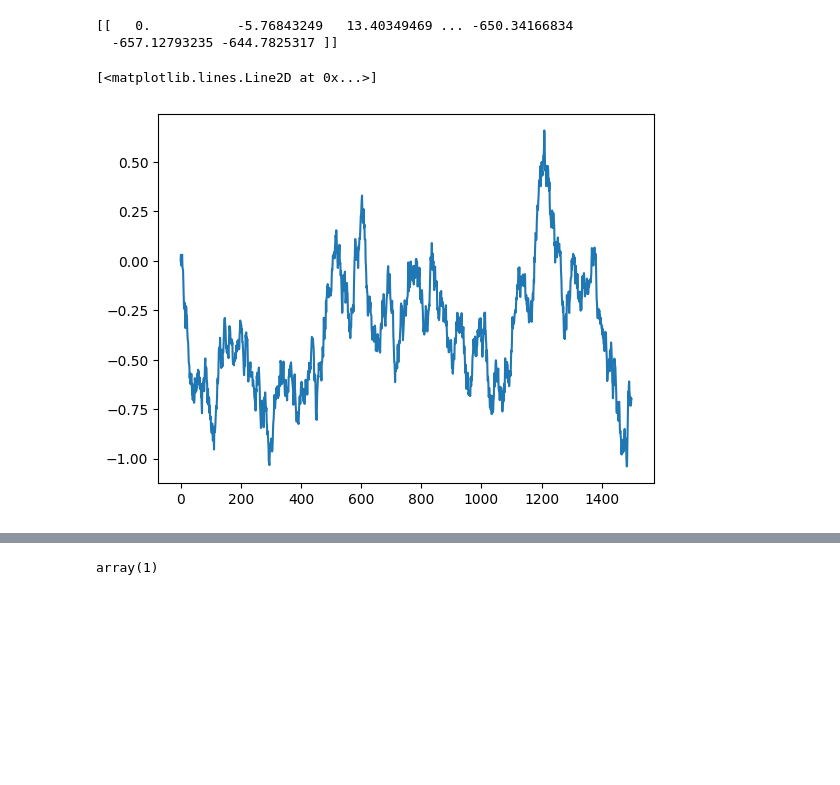
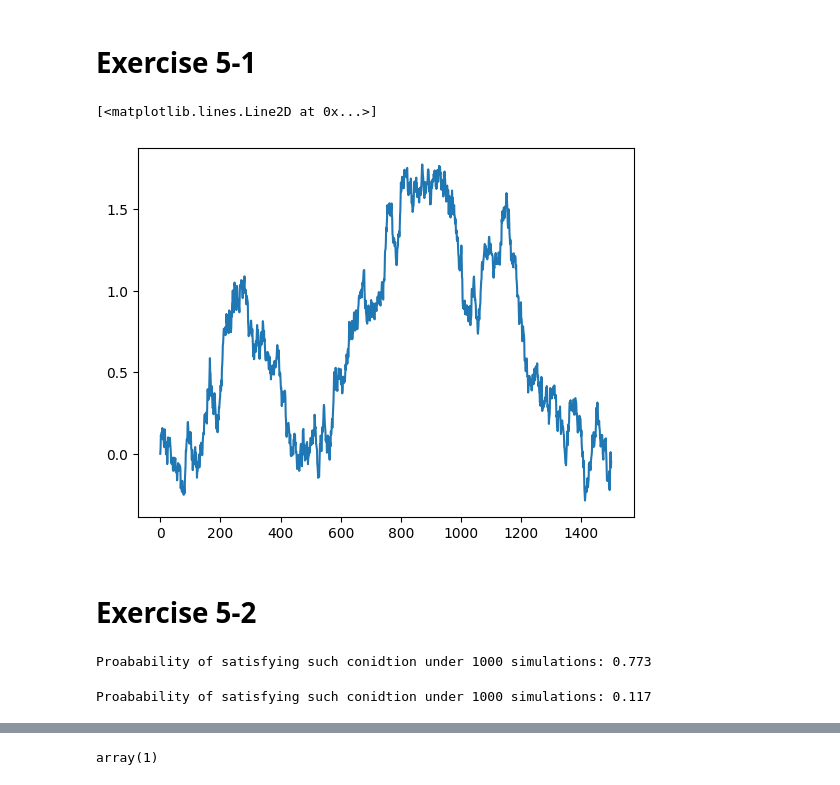
Before and after one commit to Kevin-finance/FINM-34500-Stochastic-Calculus, a Jupyter notebook: src/HW1_Exercise5.ipynb, the cells around one changed output, grey strips where cells are left out. Saved outputs shown, nothing was run; the diff lists cells and outputs as text; code cells hidden in the pictures; blank space fills up the shorter version.

```diff
--- a/src/HW1_Exercise5.ipynb
+++ b/src/HW1_Exercise5.ipynb
@@ -1,49 +1,51 @@
 # %%
 import numpy as np
 import matplotlib.pyplot as plt
+# %% [markdown]
+# Exercise 5-1
 # %%
-def bm_path_generation(step_size,T, N, mu = 0, sigma =1, B0 = 0):
+def bm_path_generation(step_size,T, N, mu = 0, sigma = 1, B0 = 0):
     # T: maturity
     # N: number of simulation
     dt = int(T/step_size)
     bm_paths = np.zeros((N,dt))
     for i in range(N):
         for j in range(1,dt):
-            bm_paths[i][j] = bm_paths[i][j-1] + np.sqrt(1/step_size)*np.random.normal(mu,sigma)
+            bm_paths[i][j] = bm_paths[i][j-1] + np.sqrt(step_size)*np.random.normal(mu,sigma)
 
     return bm_paths
 
-temp = bm_path_generation(1/500,3, 1)
-print(temp)
-
-
-
-
-    # dt = T/N
-    # t = np.linspace(0, T, N+1)
-    # W = np.zeros(N+1)
-    # S = np.zeros(N+1)
-    # S[0] = S0
-    # for i in range(1, N+1):
-    #     W[i] = W[i-1] + np.sqrt(dt)*np.random.normal(0, 1)
-    #     S[i] = S0*np.exp((mu - 0.5*sigma**2)*t[i] + sigma*W[i])
-    # return S
+ex1 = bm_path_generation(1/500, 3, 1)
+plt.plot(ex1[0])
 # %% [output]
-[[   0.           -5.76843249   13.40349469 ... -650.34166834
-  -657.12793235 -644.7825317 ]]
+[<matplotlib.lines.Line2D at 0x...>]
+[figure, added]
-# %%
-init = 0
-bms=[0]
-step_size = 1/500
-time = 3
-for i in range(1,int(time / step_size)):
-    random = np.random.randn(1)
-    init += np.sqrt(step_size) * random[0]
-    bms.append(init)
-plt.plot(bms)
-# %% [output]
-[<matplotlib.lines.Line2D at 0x...>]
-[figure, removed]
+# %% [markdown]
+# Exercise 5-2
+# %%
+ex2 = bm_path_generation(1/500, 3, 1000)
+count = 0
+for i in range(ex2.shape[0]):
+    count += np.where(min(ex2[i]) < -1/2,1,0)
+
+print(f"Proabability of satisfying such conidtion under {ex2.shape[0]} simulations: {count/ex2.shape[0]}")
+# %% [output]
+Proabability of satisfying such conidtion under 1000 simulations: 0.773
+# %%
+ex2 = bm_path_generation(1/500, 3, 1000)
+count = 0
+
+for i in range(ex2.shape[0]):
+    check_idx1 = int(1.5*500)
+    check_idx2= int(3*500)
+
+    condition = (ex2[i][check_idx1-1] > 0) & (ex2[i][check_idx2-1] < 0)
+    count += np.where(condition,1,0)
+
+
+print(f"Proabability of satisfying such conidtion under {ex2.shape[0]} simulations: {count/ex2.shape[0]}")
+# %% [output]
+Proabability of satisfying such conidtion under 1000 simulations: 0.117
 # %%
 number_of_simulations = 3000
 time = 3
```
Also changed, not shown: parts of 3 cells of this notebook.
